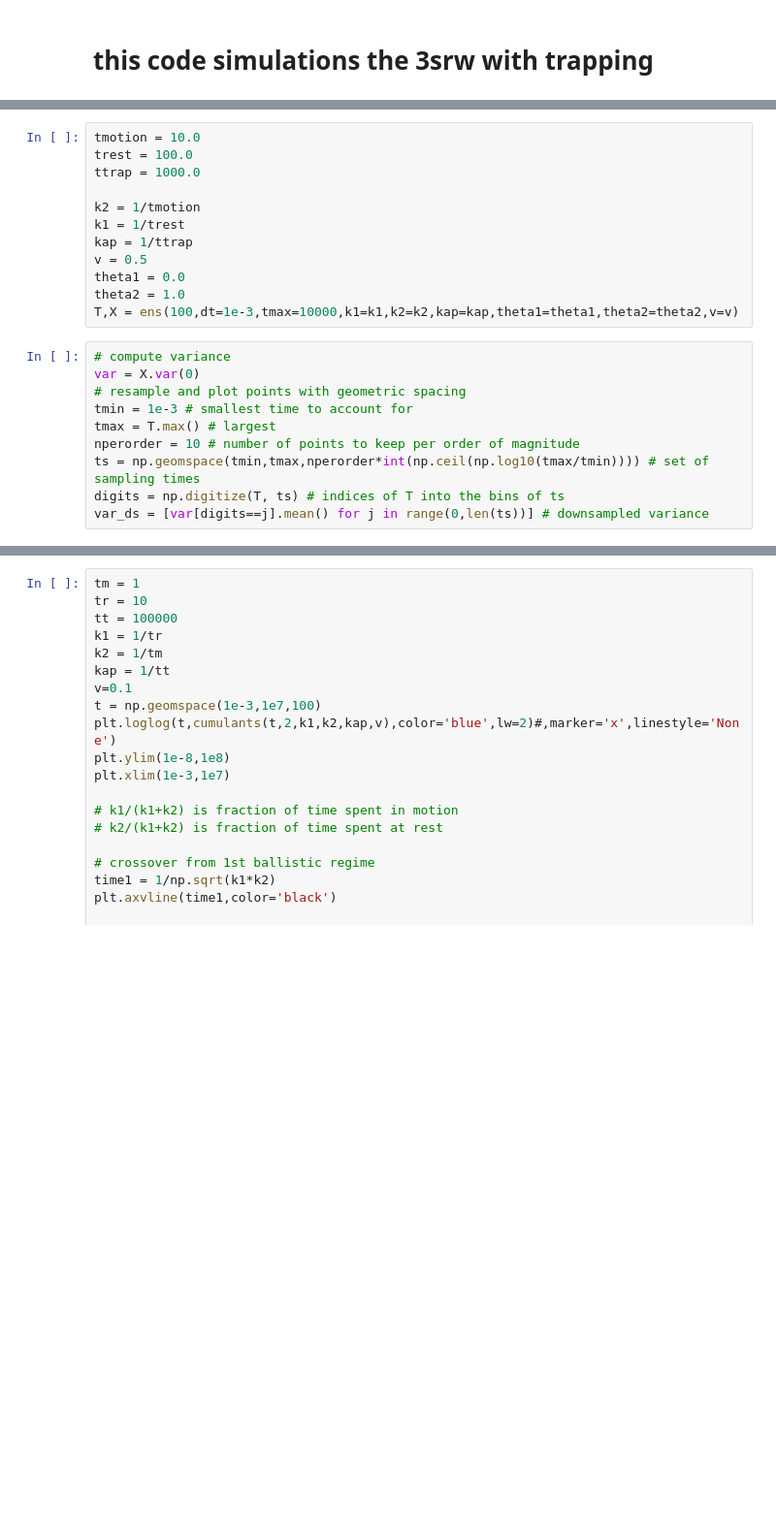
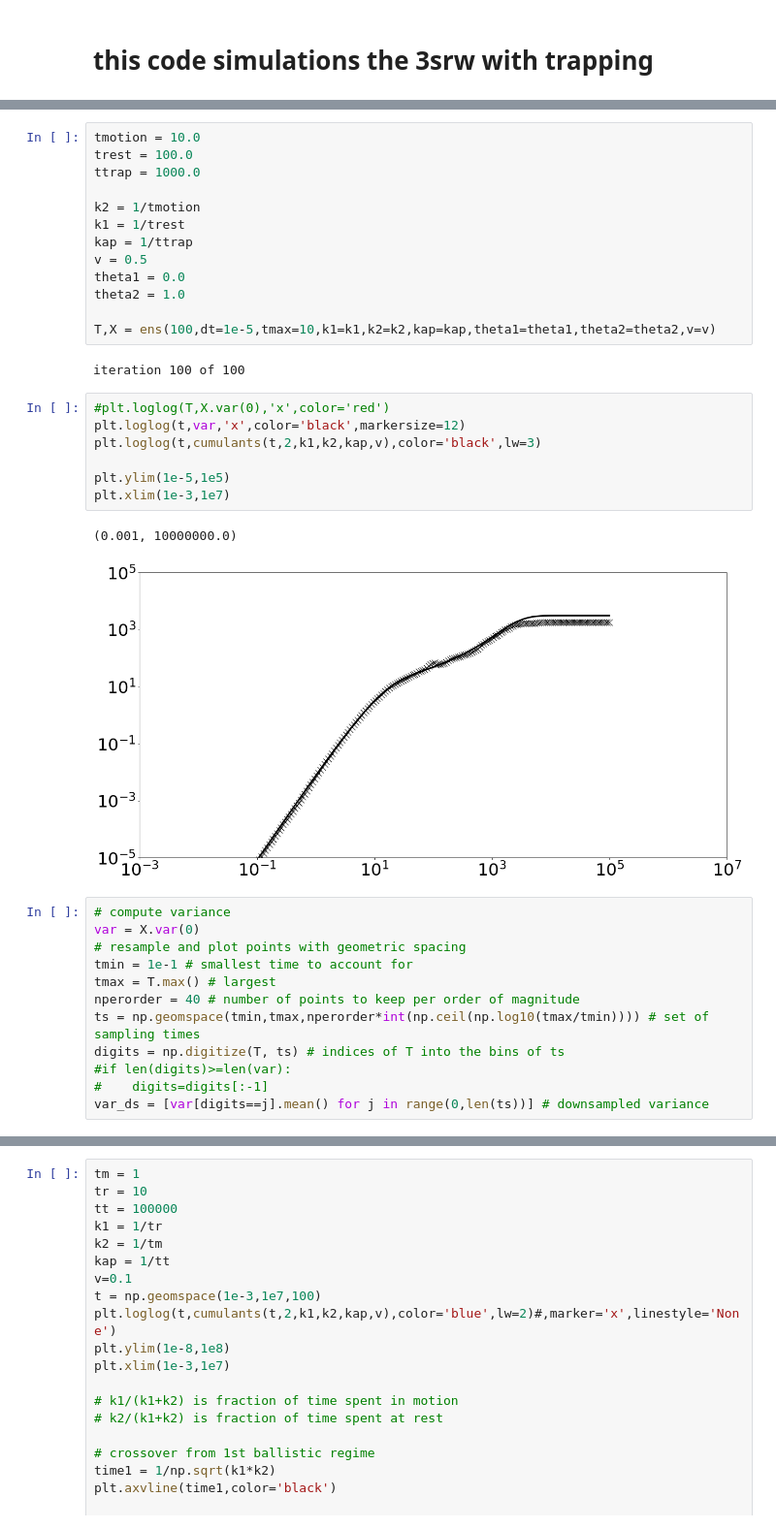
Before and after one commit to jkpierce/rw-diffu, a Jupyter notebook: code/trapping-model.ipynb, the cells around one changed output, grey strips where cells are left out. Shown at 97% size. Drawn from its saved outputs; the diff is of its cells as text; blank space fills up the shorter version.

```diff
--- a/code/trapping-model.ipynb
+++ b/code/trapping-model.ipynb
@@ -92,15 +128,30 @@ kap = 1/ttrap
 v = 0.5
 theta1 = 0.0
 theta2 = 1.0
-T,X = ens(100,dt=1e-3,tmax=10000,k1=k1,k2=k2,kap=kap,theta1=theta1,theta2=theta2,v=v)
+
+T,X = ens(100,dt=1e-5,tmax=10,k1=k1,k2=k2,kap=kap,theta1=theta1,theta2=theta2,v=v)
+# %% [output]
+iteration 100 of 100
+# %%
+#plt.loglog(T,X.var(0),'x',color='red')
+plt.loglog(t,var,'x',color='black',markersize=12)
+plt.loglog(t,cumulants(t,2,k1,k2,kap,v),color='black',lw=3)
+
+plt.ylim(1e-5,1e5)
+plt.xlim(1e-3,1e7)
+# %% [output]
+(0.001, 10000000.0)
+[figure, added]
 # %%
 # compute variance
 var = X.var(0)
 # resample and plot points with geometric spacing
-tmin = 1e-3 # smallest time to account for
+tmin = 1e-1 # smallest time to account for
 tmax = T.max() # largest
-nperorder = 10 # number of points to keep per order of magnitude
+nperorder = 40 # number of points to keep per order of magnitude
 ts = np.geomspace(tmin,tmax,nperorder*int(np.ceil(np.log10(tmax/tmin)))) # set of sampling times
 digits = np.digitize(T, ts) # indices of T into the bins of ts
+#if len(digits)>=len(var):
+#    digits=digits[:-1]
 var_ds = [var[digits==j].mean() for j in range(0,len(ts))] # downsampled variance
 # %%
```
Also changed, not shown: parts of 9 cells of this notebook, 37 other files.
